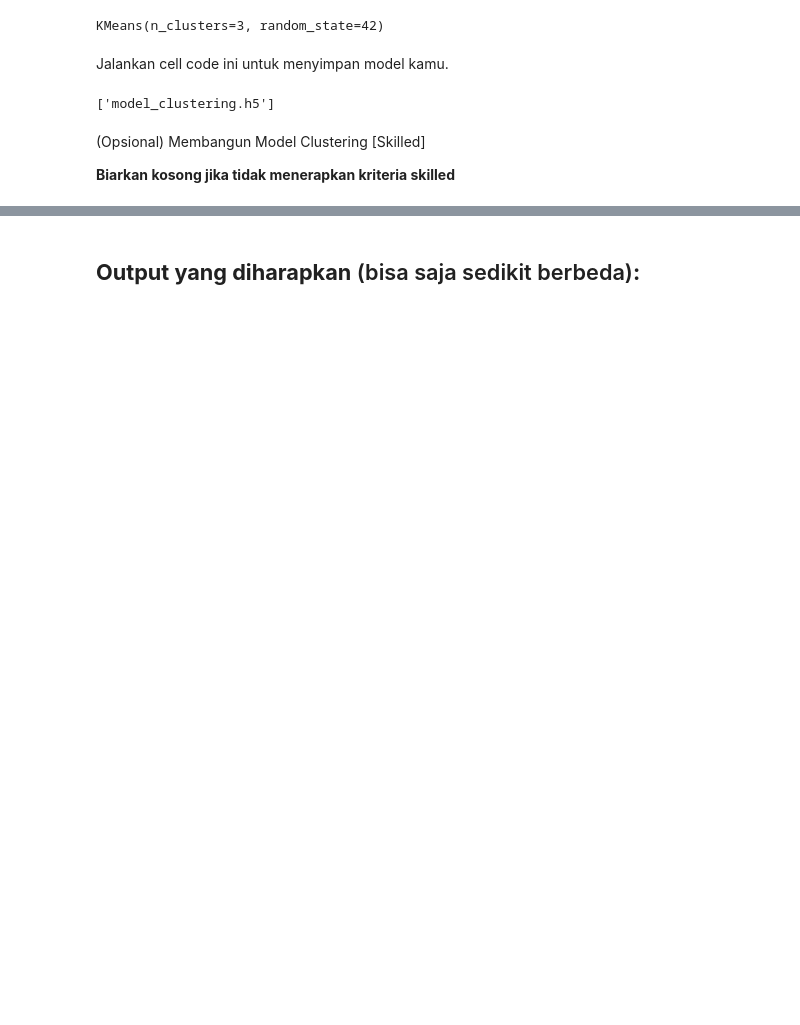
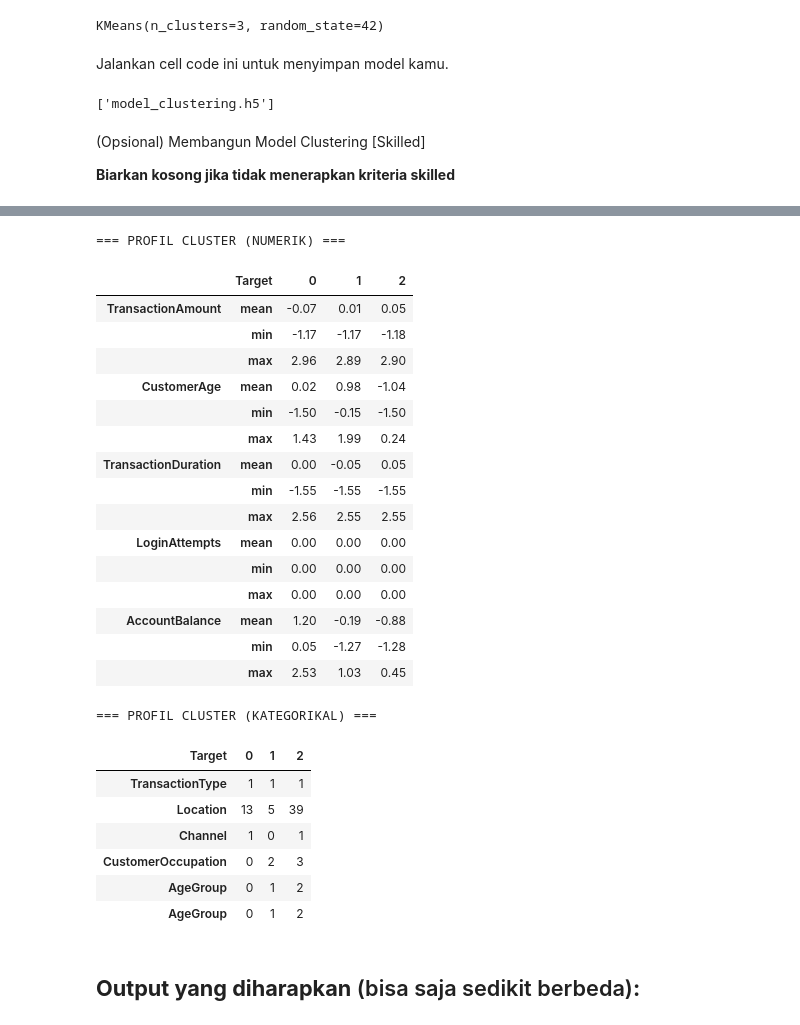
Before and after one commit to brayone-no-xv/dicoding-machine_learning, a Jupyter notebook: notebook-ml/[Clustering]_Submission_Akhir_BMLP_Muhammad_Rahman.ipynb, the cells around one changed output, grey strips where cells are left out. Drawn from its saved outputs; the diff is of its cells as text; code cells hidden in the pictures; blank space fills up the shorter version.

```diff
--- a/notebook-ml/[Clustering]_Submission_Akhir_BMLP_Muhammad_Rahman.ipynb
+++ b/notebook-ml/[Clustering]_Submission_Akhir_BMLP_Muhammad_Rahman.ipynb
@@ -726,10 +726,10 @@ findfont: Generic family 'sans-serif' not found because none of the following fa
 
 # Buat (instantiate) objek model KMeans
 #  - Tentukan jumlah cluster (n_clusters)
-model_kmeans = KMeans(n_clusters=3, random_state=42)
+model = KMeans(n_clusters=3, random_state=42)
 
 # Latih (fit) model dengan data Anda (df)
-model_kmeans.fit(df)
+model.fit(df)
 
 ### SELESAI CODE ###
 # %% [output]
@@ -832,3 +771,63 @@ findfont: Generic family 'sans-serif' not found because none of the following fa
+# %%
+### MULAI CODE ###
+
+
+scaler = StandardScaler()
+data_scaled = scaler.fit_transform(df[numerical_cols])
+
+kmeans = KMeans(n_clusters=3, random_state=42)
+kmeans.fit(data_scaled)
+
+
+real_data_num = scaler.inverse_transform(data_scaled)
+df_inverse = pd.DataFrame(real_data_num, columns=numerical_cols)
+
+
+for col in categorical_cols:
+    df_inverse[col] = df[col].reset_index(drop=True)
+
+df_inverse['Target'] = kmeans.labels_
+
+# Kelompokkan (groupby) 'df_inverse' berdasarkan 'Target' dan hitung agregasi untuk 'numerical_cols'.
+agg_summary_num = df_inverse.groupby('Target')[numerical_cols].agg(['mean', 'min', 'max']).round(2).T
+
+# Kelompokkan (groupby) 'df_inverse' berdasarkan 'Target' dan hitung agregasi untuk 'categorical_cols'.
+agg_summary_cat = df_inverse.groupby('Target')[categorical_cols].agg(lambda x: x.mode()[0]).round(2).T
+
+### SELESAI CODE ###
+
+# Tampilkan kedua hasil ringkasan
+print("=== PROFIL CLUSTER (NUMERIK) ===")
+display(agg_summary_num)
+
+print("\n=== PROFIL CLUSTER (KATEGORIKAL) ===")
+display(agg_summary_cat)
+# %% [output]
+=== PROFIL CLUSTER (NUMERIK) ===
+|  | Target | 0 | 1 | 2 |
+| TransactionAmount | mean | -0.07 | 0.01 | 0.05 |
+|  | min | -1.17 | -1.17 | -1.18 |
+|  | max | 2.96 | 2.89 | 2.90 |
+| CustomerAge | mean | 0.02 | 0.98 | -1.04 |
+|  | min | -1.50 | -0.15 | -1.50 |
+|  | max | 1.43 | 1.99 | 0.24 |
+| TransactionDuration | mean | 0.00 | -0.05 | 0.05 |
+|  | min | -1.55 | -1.55 | -1.55 |
+|  | max | 2.56 | 2.55 | 2.55 |
+| LoginAttempts | mean | 0.00 | 0.00 | 0.00 |
+|  | min | 0.00 | 0.00 | 0.00 |
+|  | max | 0.00 | 0.00 | 0.00 |
+| AccountBalance | mean | 1.20 | -0.19 | -0.88 |
+|  | min | 0.05 | -1.27 | -1.28 |
+|  | max | 2.53 | 1.03 | 0.45 |
+=== PROFIL CLUSTER (KATEGORIKAL) ===
+| Target | 0 | 1 | 2 |
+| TransactionType | 1 | 1 | 1 |
+| Location | 13 | 5 | 39 |
+| Channel | 1 | 0 | 1 |
+| CustomerOccupation | 0 | 2 | 3 |
+| AgeGroup | 0 | 1 | 2 |
+| AgeGroup | 0 | 1 | 2 |
 # %% [markdown]
 ## **Output yang diharapkan** (bisa saja sedikit berbeda)**:**
 # %% [markdown]
```
Also changed, not shown: parts of 14 cells of this notebook, 9 other files.
